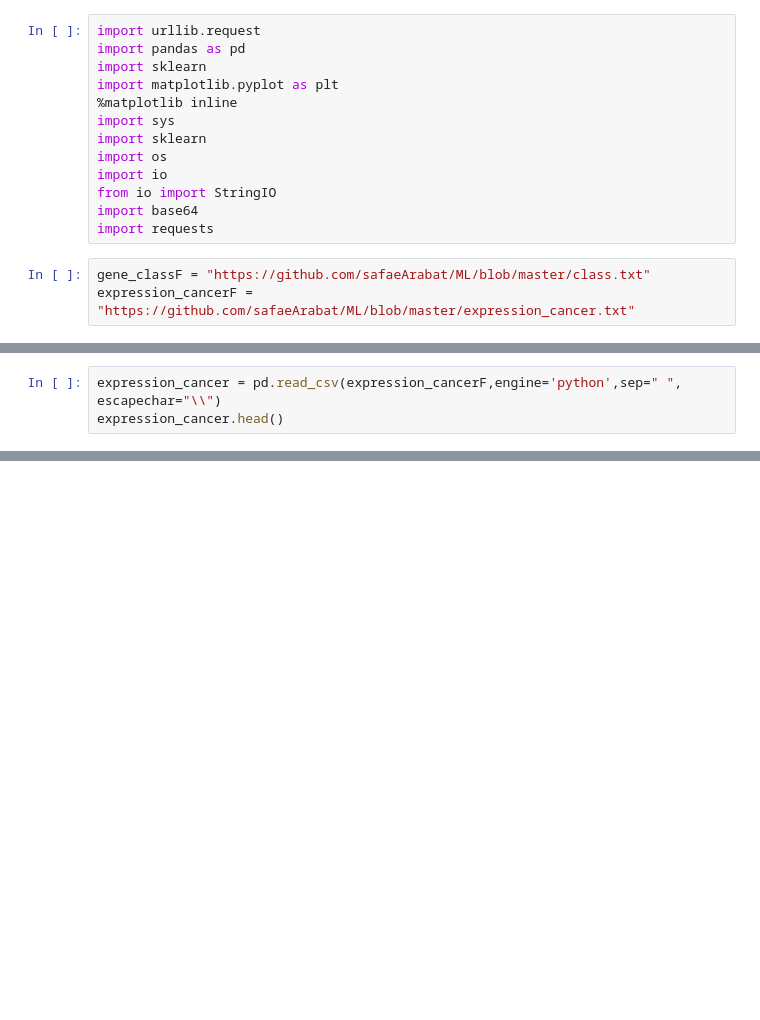
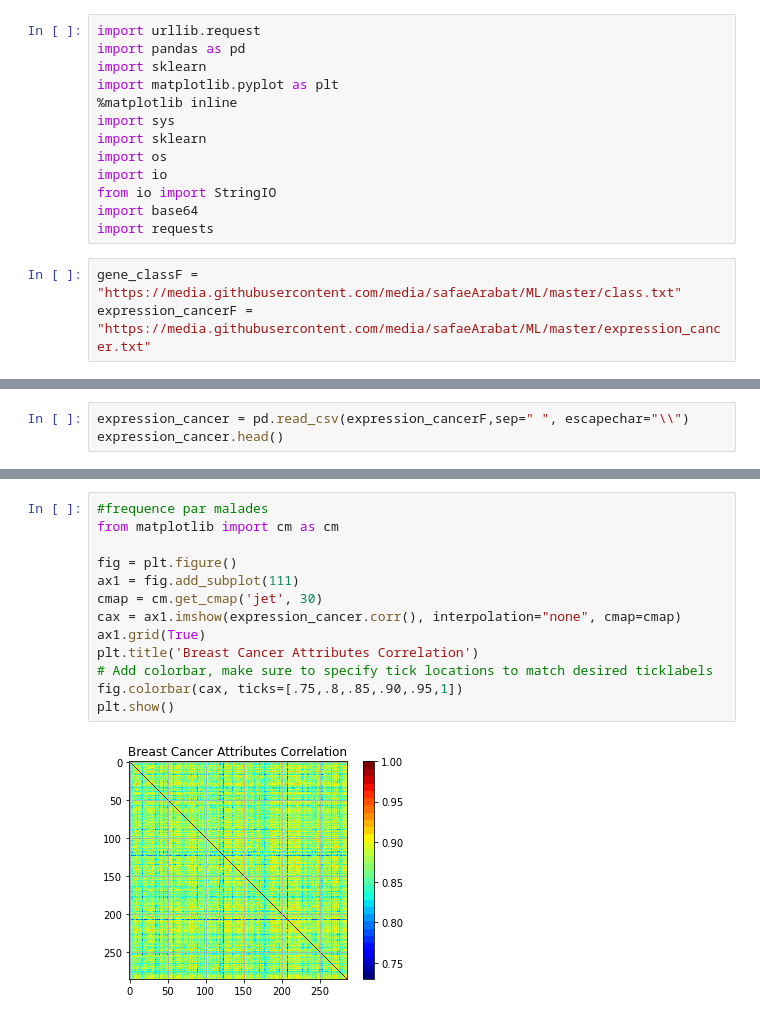
Before and after one commit to AsmaeBOUSATTA01/ML, a Jupyter notebook: Untitled14.ipynb, the cells around one changed output, grey strips where cells are left out. Drawn from its saved outputs; the diff is of its cells as text; blank space fills up the shorter version.

```diff
--- a/Untitled14.ipynb
+++ b/Untitled14.ipynb
@@ -14,5 +14,5 @@ from io import StringIO
 import base64
 import requests
 # %%
-gene_classF = "https://github.com/safaeArabat/ML/blob/master/class.txt"
-expression_cancerF = "https://github.com/safaeArabat/ML/blob/master/expression_cancer.txt"
+gene_classF = "https://media.githubusercontent.com/media/safaeArabat/ML/master/class.txt"
+expression_cancerF = "https://media.githubusercontent.com/media/safaeArabat/ML/master/expression_cancer.txt"
@@ -30,4 +37,4 @@ ParserError: ignored
 # %%
-expression_cancer = pd.read_csv(expression_cancerF,engine='python',sep=" ", escapechar="\\")
+expression_cancer = pd.read_csv(expression_cancerF,sep=" ", escapechar="\\")
 expression_cancer.head()
 # %% [output]
@@ -34,0 +74,15 @@ ParserError: ignored
+# %%
+#frequence par malades
+from matplotlib import cm as cm
+
+fig = plt.figure()
+ax1 = fig.add_subplot(111)
+cmap = cm.get_cmap('jet', 30)
+cax = ax1.imshow(expression_cancer.corr(), interpolation="none", cmap=cmap)
+ax1.grid(True)
+plt.title('Breast Cancer Attributes Correlation')
+# Add colorbar, make sure to specify tick locations to match desired ticklabels
+fig.colorbar(cax, ticks=[.75,.8,.85,.90,.95,1])
+plt.show()
+# %% [output]
+[figure, added]
```
Also changed, not shown: parts of 20 cells of this notebook.
